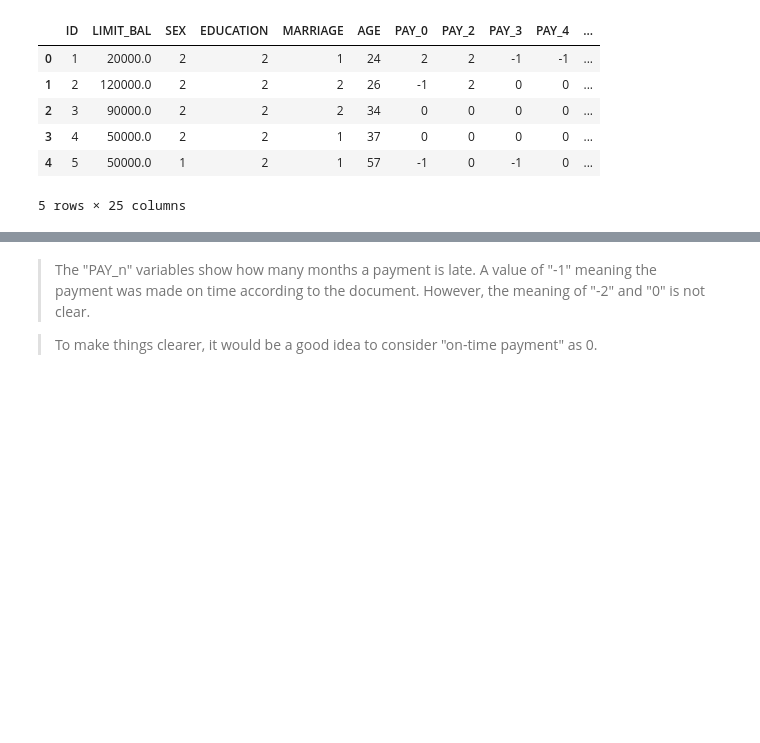
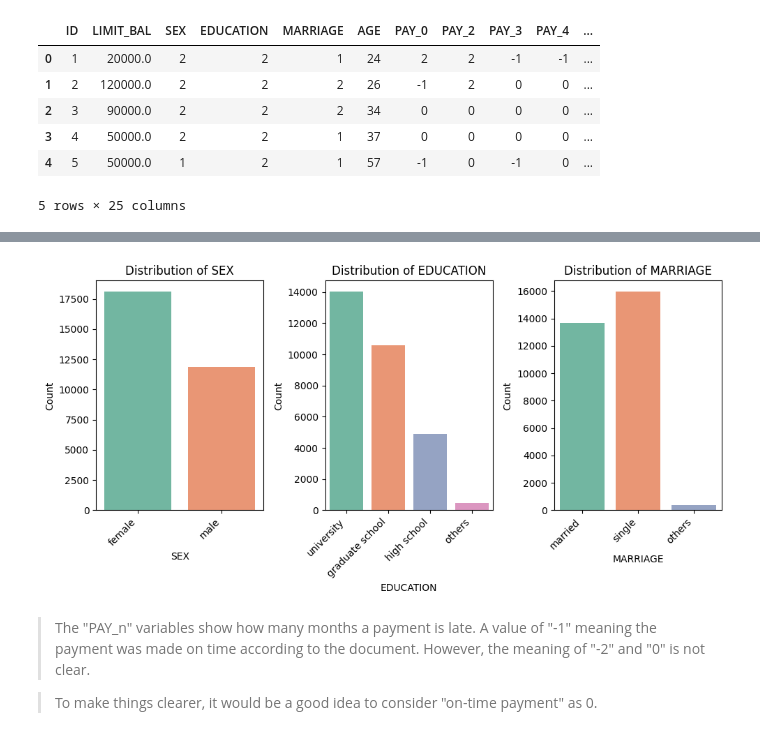
Before and after one commit to skander951/Default-of-Credit-Card-Clients, a Jupyter notebook: default-of-credit-card-clients.ipynb, the cells around one changed output, grey strips where cells are left out. Drawn from its saved outputs; the diff is of its cells as text; code cells hidden in the pictures; blank space fills up the shorter version.

```diff
--- a/default-of-credit-card-clients.ipynb
+++ b/default-of-credit-card-clients.ipynb
@@ -134,6 +105,24 @@ df['EDUCATION'] = df['EDUCATION'].apply(lambda x: 4 if x in [0, 5, 6] else x)
 # %%
 # replacing 0 to 3
 df['MARRIAGE'] = df['MARRIAGE'].replace(0, 3)
+# %%
+df_cat = df.copy()
+df_cat.replace({'SEX': {1 : 'male', 2 : 'female'}, 'EDUCATION' : {1 : 'graduate school', 2 : 'university', 3 : 'high school', 4 : 'others'}, 'MARRIAGE' : {1 : 'married', 2 : 'single', 3 : 'others'}}, inplace = True)
+
+plt.figure(figsize=(10, 5))
+
+for i, feature in enumerate(categorical_features, 1):
+    plt.subplot(1, 3, i)
+    sns.countplot(data=df_cat, x=feature, palette='Set2')
+    plt.title(f'Distribution of {feature}')
+    plt.xlabel(feature)
+    plt.ylabel('Count')
+    plt.xticks(rotation=45, ha='right')
+
+plt.tight_layout()
+plt.show()
+# %% [output]
+[figure, added]
 # %% [markdown]
 > The "PAY_n" variables show how many months a payment is late. A value of "-1" meaning the payment was made on time according to the document. However, the meaning of "-2" and "0" is not clear.
 
```
Also changed, not shown: parts of 34 cells of this notebook.
